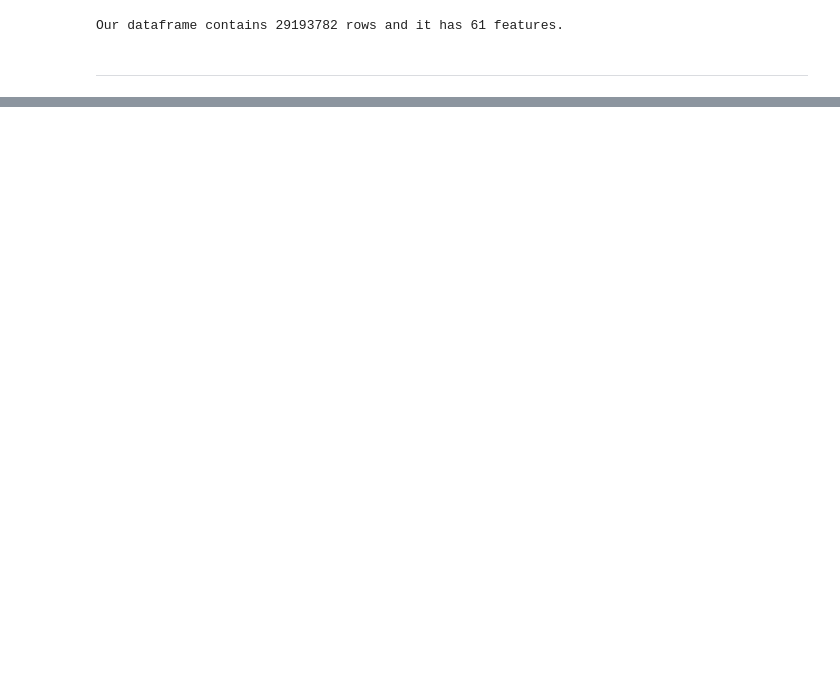
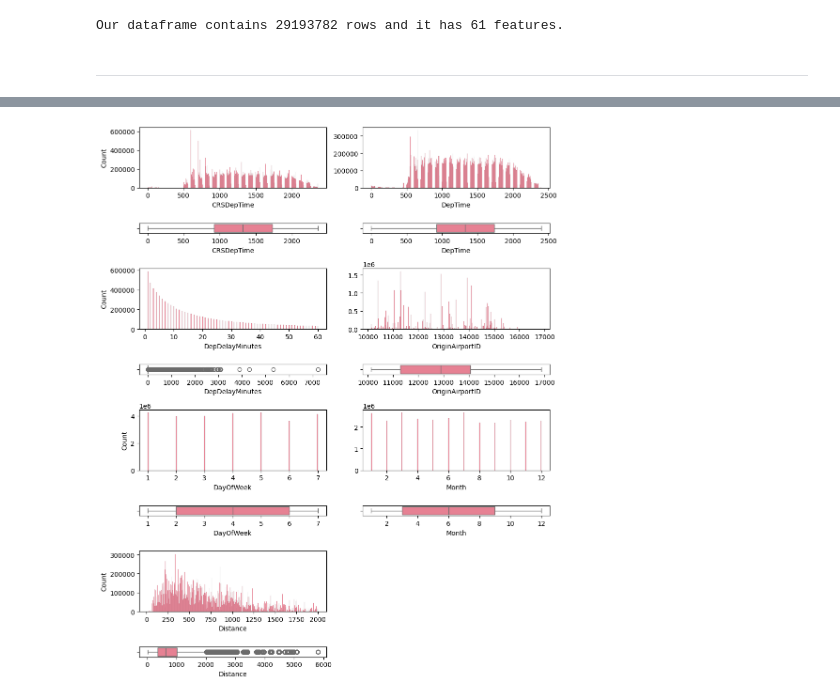
Before and after one commit to MFernandez19/final_project, a Jupyter notebook: src/explore.ipynb, the cells around one changed output, grey strips where cells are left out. Cells and saved outputs as stored; diff of their text form; code cells hidden in the pictures; blank space fills up the shorter version.

```diff
--- a/src/explore.ipynb
+++ b/src/explore.ipynb
@@ -220,0 +352,32 @@ Hola Mundo
+# %%
+fig, ax = plt.subplots(8, 2, figsize=(10,12), gridspec_kw={"height_ratios":[6,1,6,1,6,1,6,1]})
+
+#Row_1
+sns.histplot(ax = ax[0,0], data=df_num, x="CRSDepTime")
+sns.boxplot(ax = ax[1,0], data=df_num, x="CRSDepTime")
+sns.histplot(ax = ax[0,1], data=df_num, x="DepTime").set(ylabel=None)
+sns.boxplot(ax = ax[1,1], data=df_num, x="DepTime")
+
+#Row_2
+sns.histplot(ax = ax[2,0], data=df_num[(df_num["DepDelayMinutes"] >= 1) & (df_num["DepDelayMinutes"] <= 60)], x="DepDelayMinutes")
+sns.boxplot(ax = ax[3,0], data=df_num, x="DepDelayMinutes")
+sns.histplot(ax = ax[2,1], data=df_num, x="OriginAirportID").set(ylabel=None)
+sns.boxplot(ax = ax[3,1], data=df_num, x="OriginAirportID")
+
+#Row_3
+sns.histplot(ax = ax[4,0], data=df_num, x="DayOfWeek")
+sns.boxplot(ax = ax[5,0], data=df_num, x="DayOfWeek")
+sns.histplot(ax = ax[4,1], data=df_num, x="Month").set(ylabel=None)
+sns.boxplot(ax = ax[5,1], data=df_num, x="Month")
+
+#Row_4
+sns.histplot(ax = ax[6,0], data=df_num[df["Distance"] <= 2000], x="Distance")
+sns.boxplot(ax = ax[7,0], data=df_num, x="Distance")
+
+fig.delaxes(ax[6,1])
+fig.delaxes(ax[7,1])
+plt.tight_layout()
+fig.subplots_adjust(hspace=1)
+plt.show()
+# %% [output]
+[figure, added]
```
Also changed, not shown: parts of 43 cells of this notebook, 7 other files.
